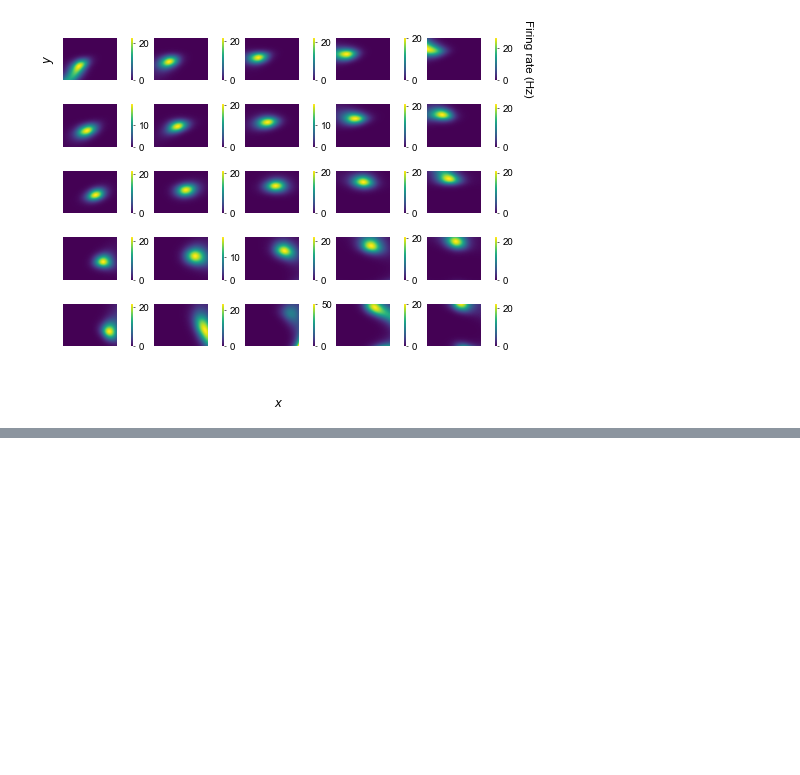
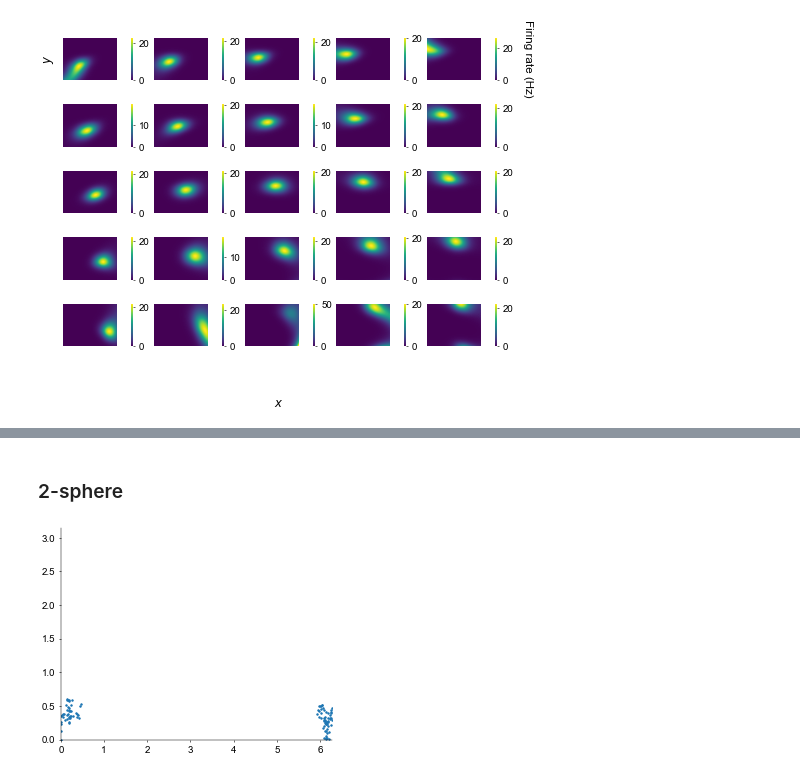
Before and after one commit to davindicode/universal-count-model, a Jupyter notebook: lib/examples/GPLVM.ipynb, the cells around one changed output, grey strips where cells are left out. Drawn from its saved outputs; the diff is of its cells as text; code cells hidden in the pictures; blank space fills up the shorter version.

Commit message:
in progress of restructuring and library examples, clean dataset preprocessing pipeline added

```diff
--- a/lib/examples/GPLVM.ipynb
+++ b/lib/examples/GPLVM.ipynb
@@ -40,0 +111,11 @@ plt.style.use(['paper.mplstyle'])
+# %%
+dev = 'cuda:0'
+
+# preprocessing
+glm.preprocess(ini_X, num_data, np.array(y), batch_size=num_data)
+glm.to(dev) # to device
+
+sch = lambda o: optim.lr_scheduler.MultiplicativeLR(o, lambda e: 0.9)
+opt_tuple = (optim.Adam, 100, sch)
+opt_lr_dict = {'default': 1e-2}
+glm.set_optimizers(opt_tuple, opt_lr_dict)
@@ -1131,0 +1189,58 @@ glm.set_optimizers(opt_tuple, opt_lr_dict)
+# %% [markdown]
+### 2-sphere
+# %%
+# VMF bump head direction model
+track_samples = 20000
+neurons = 10
+hd_t = np.empty((track_samples, 2)) # theta, phi
+
+hd_t[0, :] = 0#np.pi
+rn = np.random.randn(track_samples, 2)
+for k in range(1, track_samples):
+    hd_t[k, 0] = hd_t[k-1, 0] + 0.05*rn[k, 0]
+    hd_t[k, 1] = hd_t[k-1, 1] + 0.05*rn[k, 1]
+
+    # wraps
+    if hd_t[k, 0] < 0:
+        hd_t[k, 0] = -hd_t[k, 0]
+        hd_t[k, 1] += np.pi
+    elif hd_t[k, 0] > np.pi:
+        hd_t[k, 0] = 2*np.pi - hd_t[k, 0]
+        hd_t[k, 1] += np.pi
+
+    hd_t[k, 1] = hd_t[k, 1] % (2*np.pi)
+
+
+vec = tools.S_n_coord(np.concatenate((np.ones((track_samples, 1)), hd_t), axis=1), to_cartesian=True)
+vec_ = torch.tensor(vec)[:, None, :].repeat(1, neurons, 1)
+
+
+loc = torch.randn(neurons, 3)
+scale = torch.rand(neurons, 1)*0.1 + 0.2
+loc /= loc.norm(2, -1)[..., None]
+p = mdl.distributions.S2_VMF(loc, scale)
+
+l_rate = p.log_prob(vec_)
+rate = torch.exp(l_rate).numpy().T # (neuron, time)
+rate_m = np.ones(neurons)*30.
+rate = rate/rate.max(axis=1)[:, None] * rate_m[:, None]
+
+
+fig = plt.figure(figsize=(5, 4))
+
+# ground truth
+widths = [1]
+heights = [1]
+nrows = 1
+ncols = 1
+spec = fig.add_gridspec(ncols=ncols, nrows=nrows, width_ratios=widths,
+                         height_ratios=heights)
+
+ax = fig.add_subplot(spec[0, 0])
+ax.scatter(hd_t[:100, 1], hd_t[:100, 0], marker='.')
+ax.set_xlim([0, 2*np.pi])
+ax.set_ylim([0, np.pi])
+
+plt.show()
+# %% [output]
+[figure, added]
```
Also changed, not shown: parts of 22 cells of this notebook, 24 other files.
